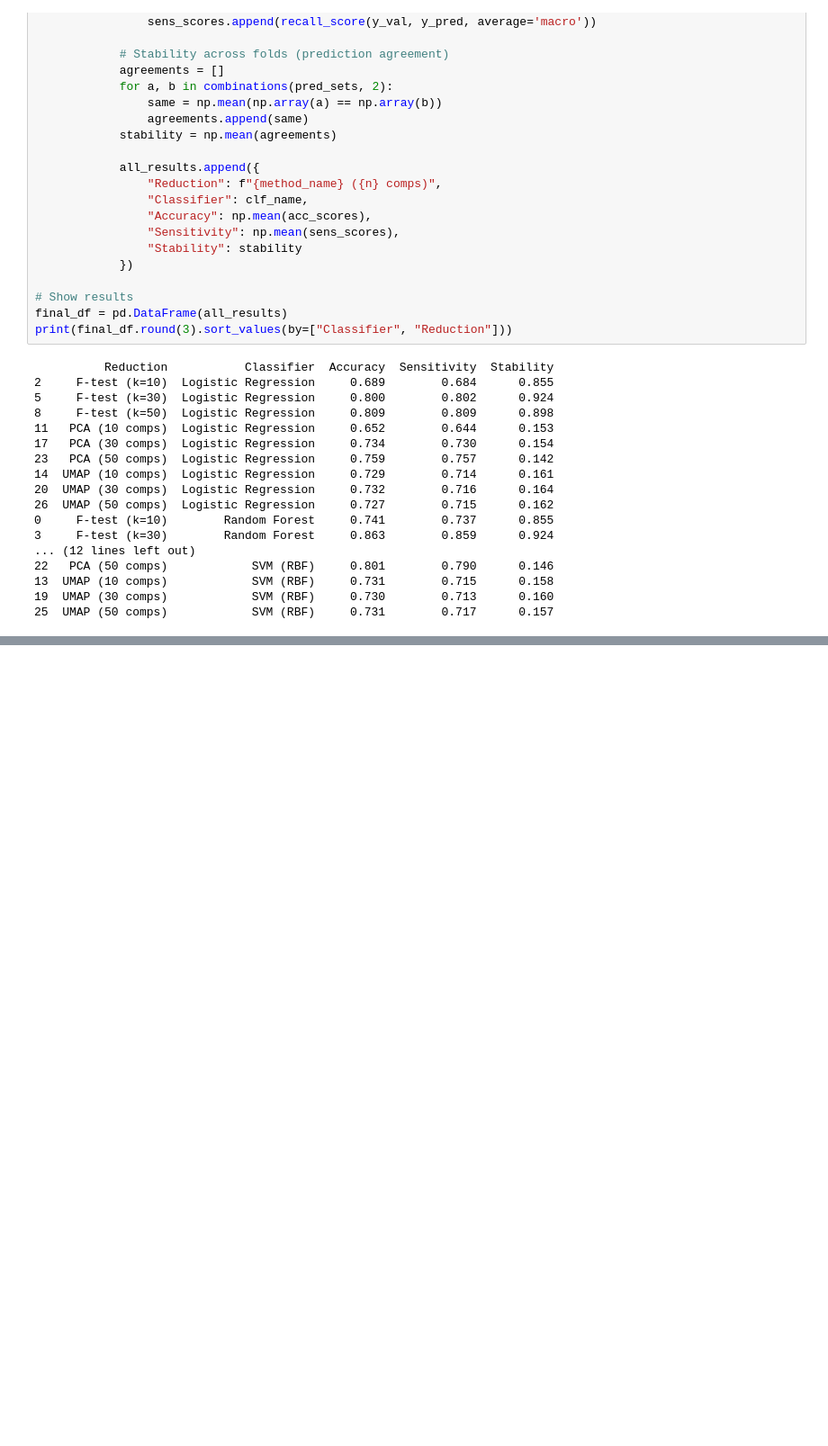
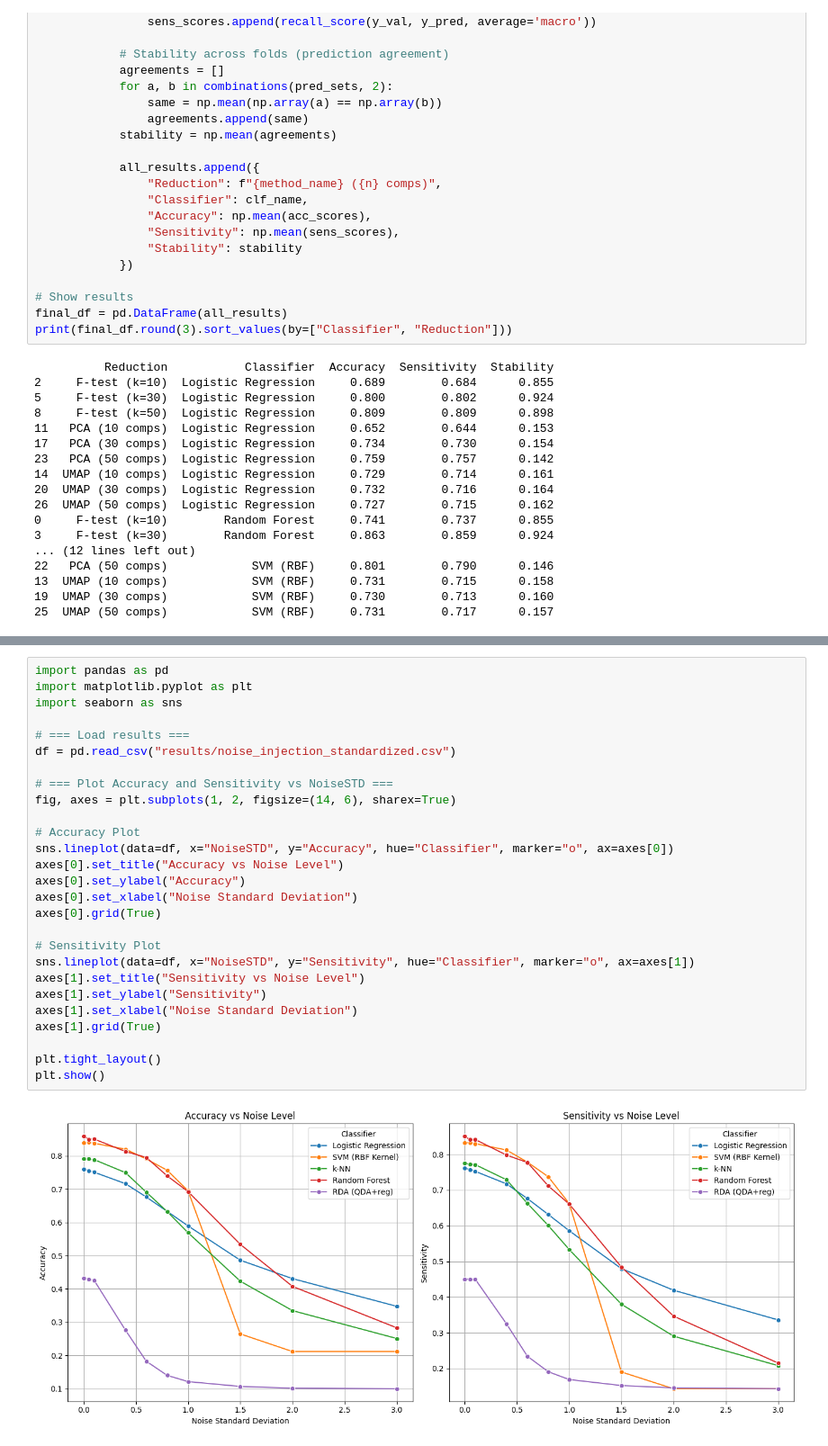
Before and after one commit to nilshammar00/MVE441, a Jupyter notebook: official_filefu.ipynb, the cells around one changed output, grey strips where cells are left out. Shown at 90% size. Drawn from its saved outputs; the diff is of its cells as text; blank space fills up the shorter version.

```diff
--- a/official_filefu.ipynb
+++ b/official_filefu.ipynb
@@ -1244,0 +1785,29 @@ print("\n✅ Final tuned runs complete.")
+# %%
+import pandas as pd
+import matplotlib.pyplot as plt
+import seaborn as sns
+
+# === Load results ===
+df = pd.read_csv("results/noise_injection_standardized.csv")
+
+# === Plot Accuracy and Sensitivity vs NoiseSTD ===
+fig, axes = plt.subplots(1, 2, figsize=(14, 6), sharex=True)
+
+# Accuracy Plot
+sns.lineplot(data=df, x="NoiseSTD", y="Accuracy", hue="Classifier", marker="o", ax=axes[0])
+axes[0].set_title("Accuracy vs Noise Level")
+axes[0].set_ylabel("Accuracy")
+axes[0].set_xlabel("Noise Standard Deviation")
+axes[0].grid(True)
+
+# Sensitivity Plot
+sns.lineplot(data=df, x="NoiseSTD", y="Sensitivity", hue="Classifier", marker="o", ax=axes[1])
+axes[1].set_title("Sensitivity vs Noise Level")
+axes[1].set_ylabel("Sensitivity")
+axes[1].set_xlabel("Noise Standard Deviation")
+axes[1].grid(True)
+
+plt.tight_layout()
+plt.show()
+# %% [output]
+[figure, added]
```
Also changed, not shown: parts of 13 cells of this notebook.
